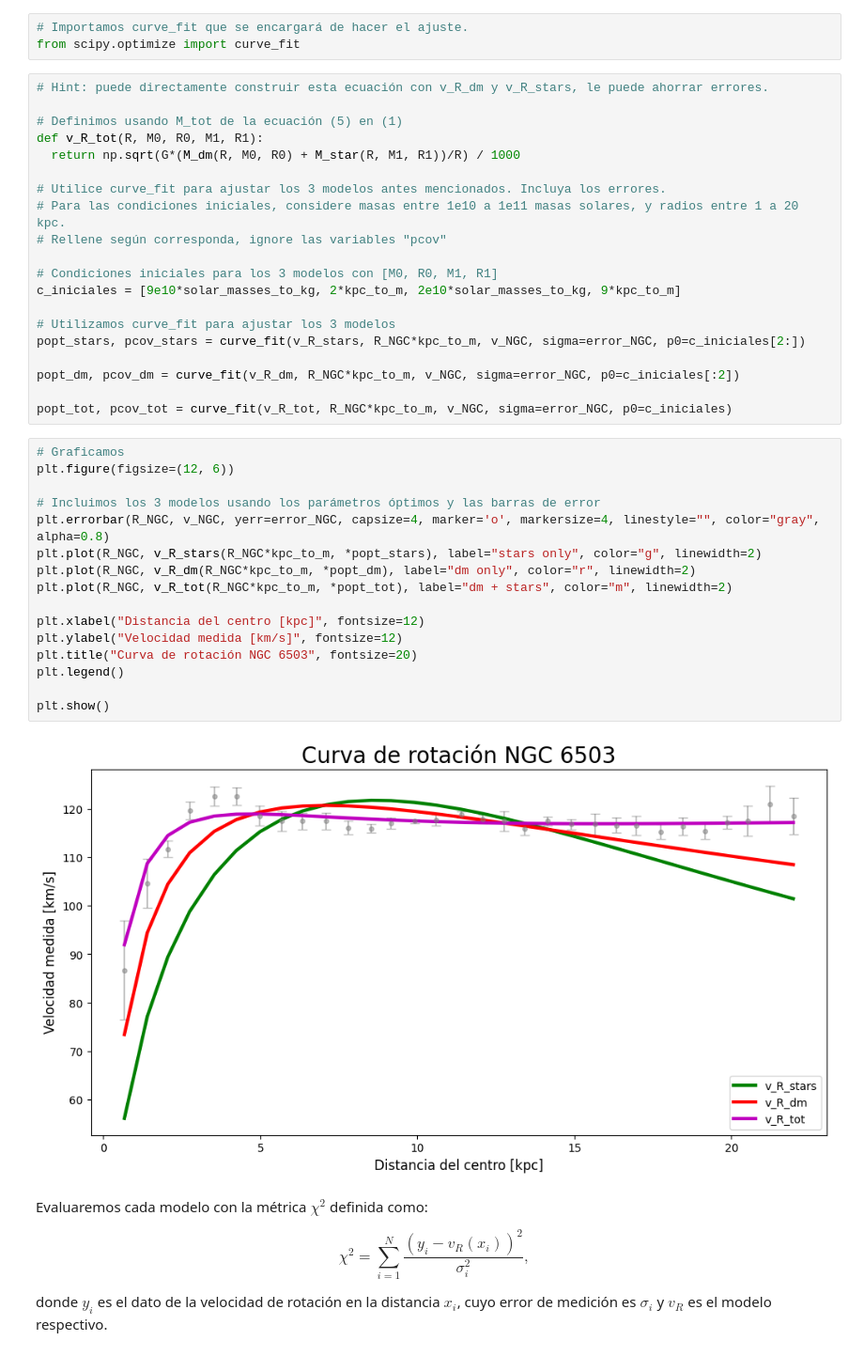
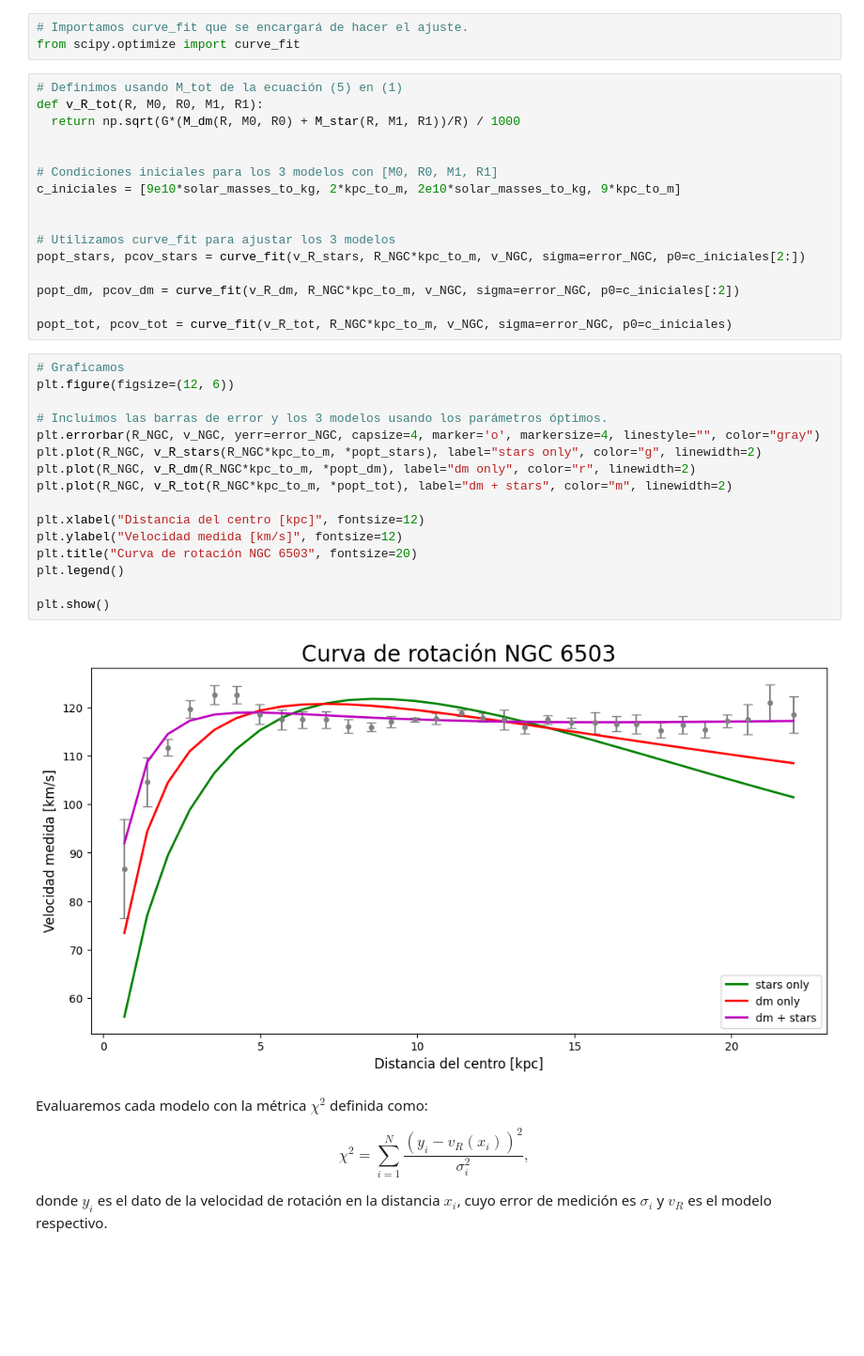
Before and after one commit to Vlxn761/Tarea-3, a Jupyter notebook: Tarea3.ipynb, the cells around one changed output. Shown: that part at 94% size. Cells and saved outputs as stored; diff of their text form; blank space fills up the shorter version.

```diff
--- a/Tarea3.ipynb
+++ b/Tarea3.ipynb
@@ -193,18 +192,14 @@ Ajustaremos 3 modelos de curva de rotación para esta galaxia.
 # Importamos curve_fit que se encargará de hacer el ajuste.
 from scipy.optimize import curve_fit
 # %%
-# Hint: puede directamente construir esta ecuación con v_R_dm y v_R_stars, le puede ahorrar errores.
-
 # Definimos usando M_tot de la ecuación (5) en (1)
 def v_R_tot(R, M0, R0, M1, R1):
   return np.sqrt(G*(M_dm(R, M0, R0) + M_star(R, M1, R1))/R) / 1000
 
-# Utilice curve_fit para ajustar los 3 modelos antes mencionados. Incluya los errores.
-# Para las condiciones iniciales, considere masas entre 1e10 a 1e11 masas solares, y radios entre 1 a 20 kpc.
-# Rellene según corresponda, ignore las variables "pcov"
 
 # Condiciones iniciales para los 3 modelos con [M0, R0, M1, R1]
 c_iniciales = [9e10*solar_masses_to_kg, 2*kpc_to_m, 2e10*solar_masses_to_kg, 9*kpc_to_m]
+
 
 # Utilizamos curve_fit para ajustar los 3 modelos
 popt_stars, pcov_stars = curve_fit(v_R_stars, R_NGC*kpc_to_m, v_NGC, sigma=error_NGC, p0=c_iniciales[2:])
@@ -215,21 +210,21 @@ popt_tot, pcov_tot = curve_fit(v_R_tot, R_NGC*kpc_to_m, v_NGC, sigma=error_NGC,
 # %%
 # Graficamos
 plt.figure(figsize=(12, 6))
 
-# Incluimos los 3 modelos usando los parámetros óptimos y las barras de error
-plt.errorbar(R_NGC, v_NGC, yerr=error_NGC, capsize=4, marker='o', markersize=4, linestyle="", color="gray", alpha=0.8)
+# Incluimos las barras de error y los 3 modelos usando los parámetros óptimos.
+plt.errorbar(R_NGC, v_NGC, yerr=error_NGC, capsize=4, marker='o', markersize=4, linestyle="", color="gray")
 plt.plot(R_NGC, v_R_stars(R_NGC*kpc_to_m, *popt_stars), label="stars only", color="g", linewidth=2)
 plt.plot(R_NGC, v_R_dm(R_NGC*kpc_to_m, *popt_dm), label="dm only", color="r", linewidth=2)
 plt.plot(R_NGC, v_R_tot(R_NGC*kpc_to_m, *popt_tot), label="dm + stars", color="m", linewidth=2)
 
 plt.xlabel("Distancia del centro [kpc]", fontsize=12)
 plt.ylabel("Velocidad medida [km/s]", fontsize=12)
 plt.title("Curva de rotación NGC 6503", fontsize=20)
 plt.legend()
 
 plt.show()
 # %% [output]
-[figure, old version]
+[figure, new version]
 # %% [markdown]
 Evaluaremos cada modelo con la métrica $\chi ^2$ definida como:
 
```
Also changed, not shown: parts of 6 cells of this notebook.
